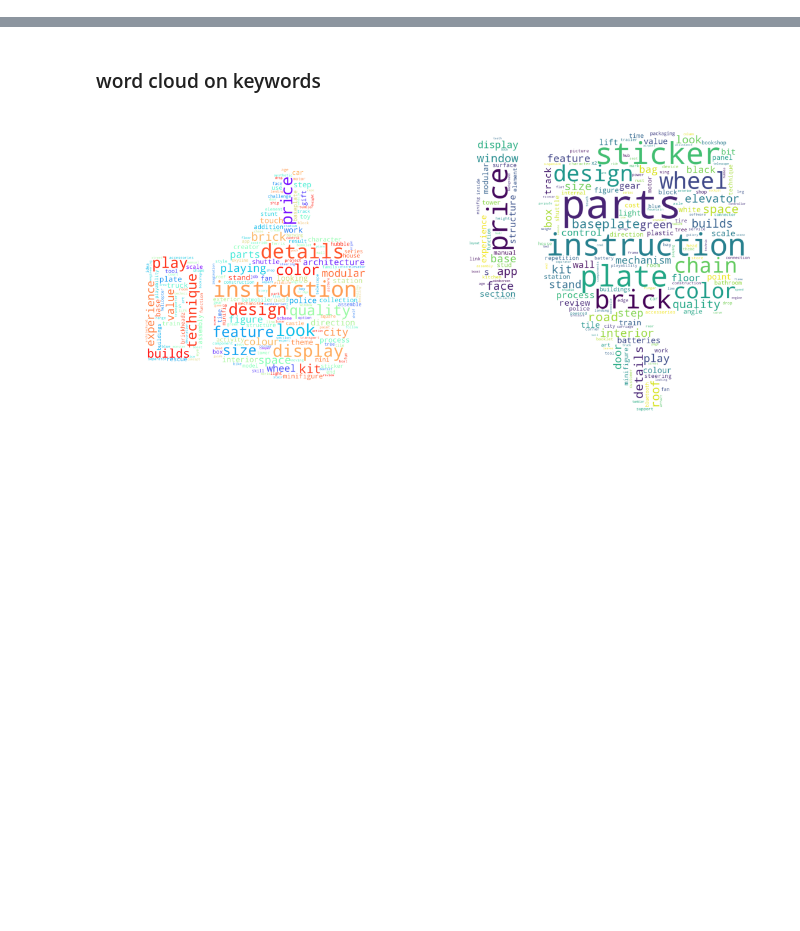
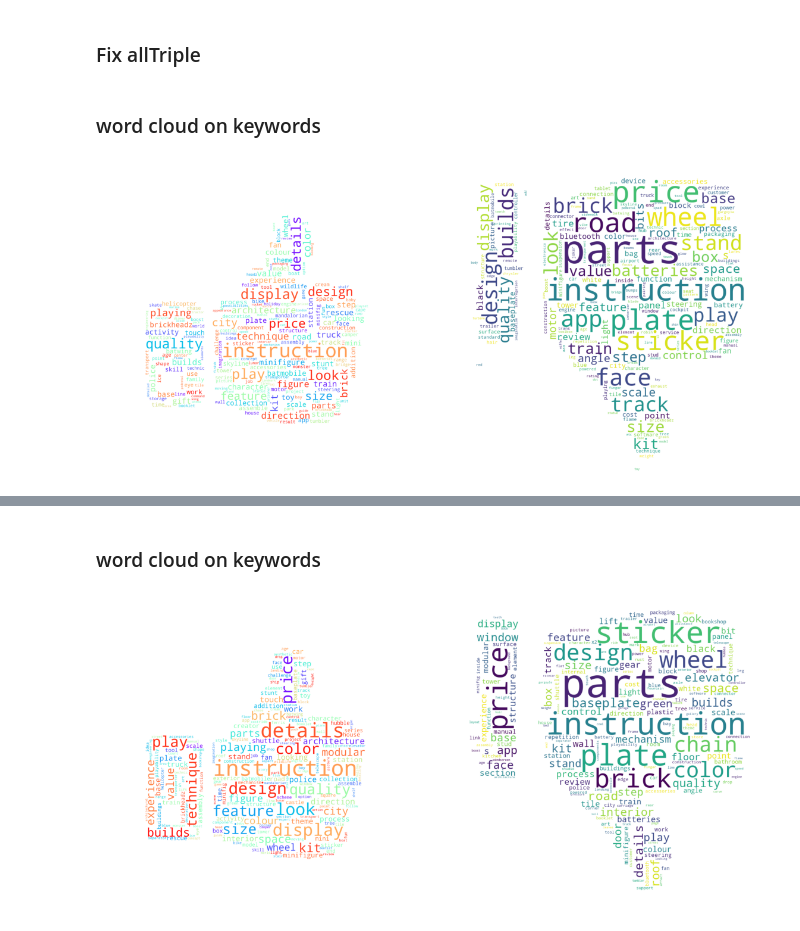
Before and after one commit to gabriellajg/Graph, a Jupyter notebook: dashboard_streamlit/Lego_Dashboard.ipynb, the cells around one changed output, grey strips where cells are left out. Saved outputs shown, nothing was run; the diff lists cells and outputs as text; code cells hidden in the pictures; blank space fills up the shorter version.

```diff
--- a/dashboard_streamlit/Lego_Dashboard.ipynb
+++ b/dashboard_streamlit/Lego_Dashboard.ipynb
@@ -89,0 +160,2 @@ allTriple
+# %% [markdown]
+### Fix allTriple
@@ -89,0 +168,33 @@ allTriple
+# %% [markdown]
+### word cloud on keywords
+# %%
+all_keywords = [k for k in allTriple.target]#.extend([k for k in allTriple.opinion])
+pos_keywords = [k for k in allTriple[allTriple.sentiment=='POS'].target]#.extend([k for k in allTriple[allTriple.sentiment=='POS'].opinion])
+neg_keywords = [k for k in allTriple[allTriple.sentiment=='NEG'].target]#.extend([k for k in allTriple[allTriple.sentiment=='NEG'].opinion])
+neu_keywords = [k for k in allTriple[allTriple.sentiment=='NEU'].target]#.extend([k for k in allTriple[allTriple.sentiment=='NEU'].opinion])
+stop_words = ["Lego", "Legos", "set", "sets", "build", "building", "built", "piece", "pieces", "batman"] + list(STOPWORDS)
+# %%
+# positive reviews
+from wordcloud import WordCloud
+from PIL import Image
+cm = ' '.join(list(map(str, pos_keywords)))
+mask = np.array(Image.open('upvote.png'))
+wcP = WordCloud(stopwords = stop_words, width = 3000, height = 2000, random_state=1, collocations=False, background_color="white", colormap='rainbow', mask=mask).generate(cm)
+# %%
+# negative reviews
+from wordcloud import WordCloud
+cm = ' '.join(list(map(str, neg_keywords)))
+mask = np.array(Image.open('downvote.png'))
+wc = WordCloud(stopwords = stop_words, width = 3000, height = 2000, random_state=1, collocations=False, background_color="white", mask=mask).generate(cm)
+# %%
+_, axs = plt.subplots(1, 2, figsize=(20, 10))
+axs = axs.flatten()
+#plt.figure(figsize = (10, 10))
+axs[0].imshow(wcP)
+axs[0].axis('off')
+#plt.figure(figsize = (8, 8))
+axs[1].imshow(wc)
+axs[1].axis('off');
+plt.savefig('wc.png', dpi = 1200, bbox_inches='tight');
+# %% [output]
+[figure, added]
```
Also changed, not shown: parts of 15 cells of this notebook, 11 other files.
